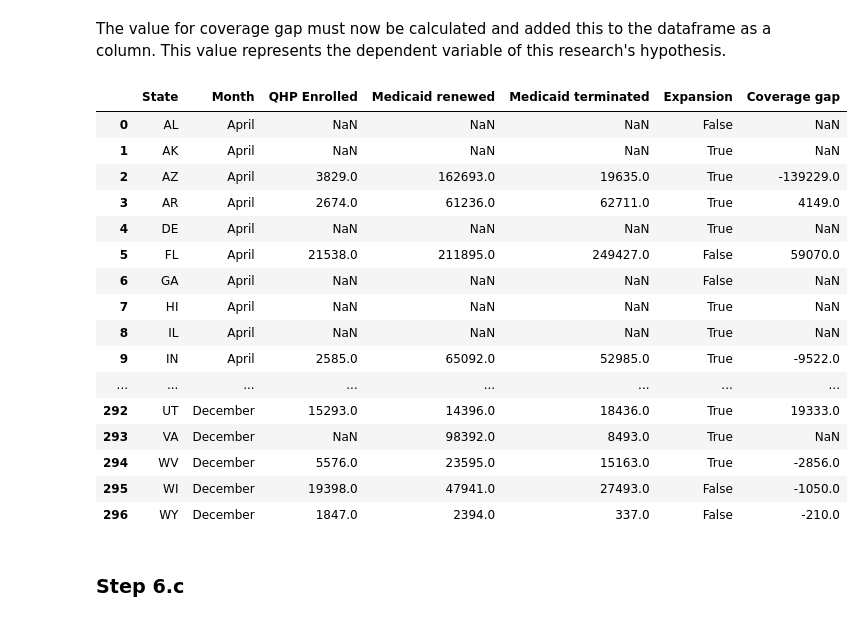
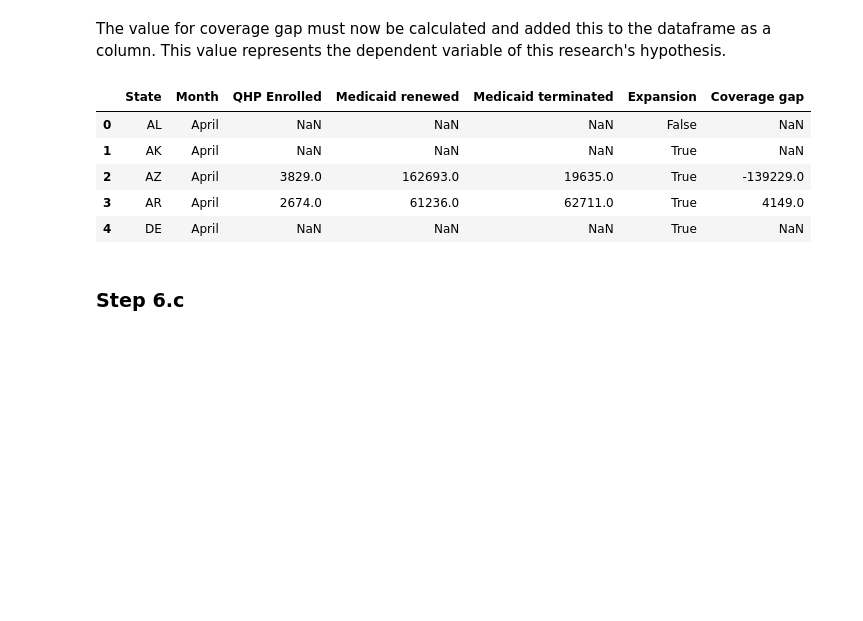
Before and after one commit to Zrrrpy/medicaid-unwinding, a Jupyter notebook: coverage_gap_analysis.ipynb, the cells around one changed output. Cells and saved outputs as stored; diff of their text form; code cells hidden in the pictures; blank space fills up the shorter version.

Commit message:
latest .ipynb file
changed all data frames to only show .head() to make the file more scrollable

```diff
--- a/coverage_gap_analysis.ipynb
+++ b/coverage_gap_analysis.ipynb
@@ -667,25 +605,14 @@ The value for coverage gap must now be calculated and added this to the datafram
 # %%
 coverage_gap = unwinding['Medicaid terminated'] - unwinding['Medicaid renewed'] + unwinding['QHP Enrolled']
 unwinding['Coverage gap'] = coverage_gap
-unwinding
+unwinding.head()
 # %% [output]
 |  | State | Month | QHP Enrolled | Medicaid renewed | Medicaid terminated | Expansion | Coverage gap |
 | 0 | AL | April | NaN | NaN | NaN | False | NaN |
 | 1 | AK | April | NaN | NaN | NaN | True | NaN |
 | 2 | AZ | April | 3829.0 | 162693.0 | 19635.0 | True | -139229.0 |
 | 3 | AR | April | 2674.0 | 61236.0 | 62711.0 | True | 4149.0 |
 | 4 | DE | April | NaN | NaN | NaN | True | NaN |
-| 5 | FL | April | 21538.0 | 211895.0 | 249427.0 | False | 59070.0 |
-| 6 | GA | April | NaN | NaN | NaN | False | NaN |
-| 7 | HI | April | NaN | NaN | NaN | True | NaN |
-| 8 | IL | April | NaN | NaN | NaN | True | NaN |
-| 9 | IN | April | 2585.0 | 65092.0 | 52985.0 | True | -9522.0 |
-| ... | ... | ... | ... | ... | ... | ... | ... |
-| 292 | UT | December | 15293.0 | 14396.0 | 18436.0 | True | 19333.0 |
-| 293 | VA | December | NaN | 98392.0 | 8493.0 | True | NaN |
-| 294 | WV | December | 5576.0 | 23595.0 | 15163.0 | True | -2856.0 |
-| 295 | WI | December | 19398.0 | 47941.0 | 27493.0 | False | -1050.0 |
-| 296 | WY | December | 1847.0 | 2394.0 | 337.0 | False | -210.0 |
 # %% [markdown]
 ### Step 6.c
 # %% [markdown]
```
Also changed, not shown: parts of 69 cells of this notebook.
